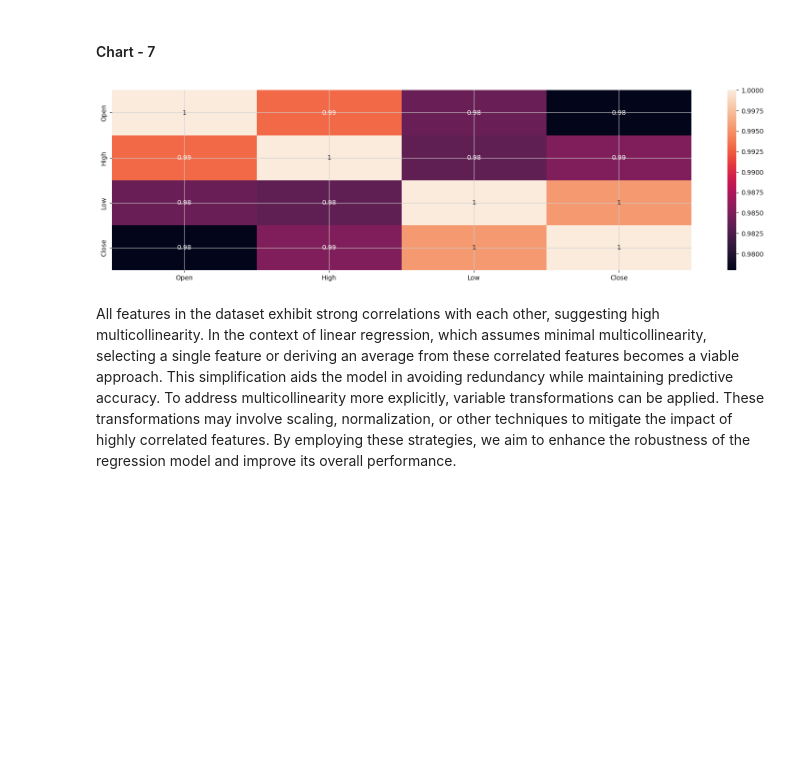
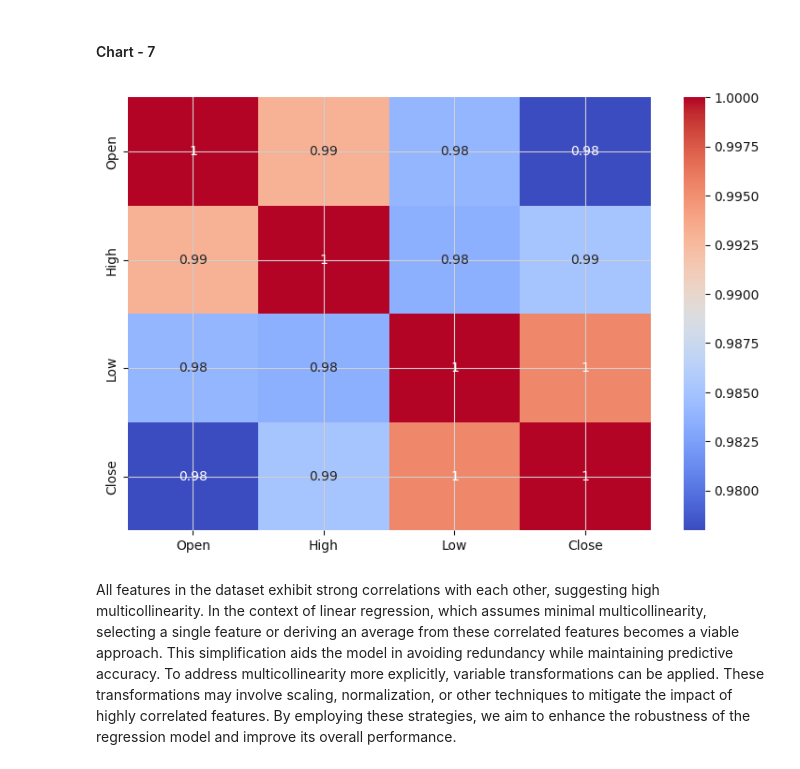
Before and after one commit to Umesh2851997/Yes-bank-stock-closing-price-prediction, a Jupyter notebook: Yes_Bank_Closing_Stock_Price_Prediction.ipynb, the cells around one changed output. Cells and saved outputs as stored; diff of their text form; code cells hidden in the pictures; blank space fills up the shorter version.

```diff
--- a/Yes_Bank_Closing_Stock_Price_Prediction.ipynb
+++ b/Yes_Bank_Closing_Stock_Price_Prediction.ipynb
@@ -277,11 +299,14 @@ Candlestick Chart will present you regarding the trends over the given periods f
 # %% [markdown]
 #### Chart - 7
 # %%
-plt.figure(figsize=(20,5))
-cor = sns.heatmap(df.corr(),annot=True)
+plt.figure(figsize=(9,6))
+cor = sns.heatmap(df.corr(),annot=True, cmap='coolwarm')
 plt.show()
+# plt.figure(figsize=(9,6))
+# cor=data.corr()
+# sns.heatmap(abs(cor),annot=True,cmap='coolwarm')
 # %% [output]
-[figure, old version]
+[figure, new version]
 # %% [markdown]
 All features in the dataset exhibit strong correlations with each other, suggesting high multicollinearity. In the context of linear regression, which assumes minimal multicollinearity, selecting a single feature or deriving an average from these correlated features becomes a viable approach. This simplification aids the model in avoiding redundancy while maintaining predictive accuracy. To address multicollinearity more explicitly, variable transformations can be applied. These transformations may involve scaling, normalization, or other techniques to mitigate the impact of highly correlated features. By employing these strategies, we aim to enhance the robustness of the regression model and improve its overall performance.
 # %% [markdown]
```
Also changed, not shown: parts of 74 cells of this notebook.
